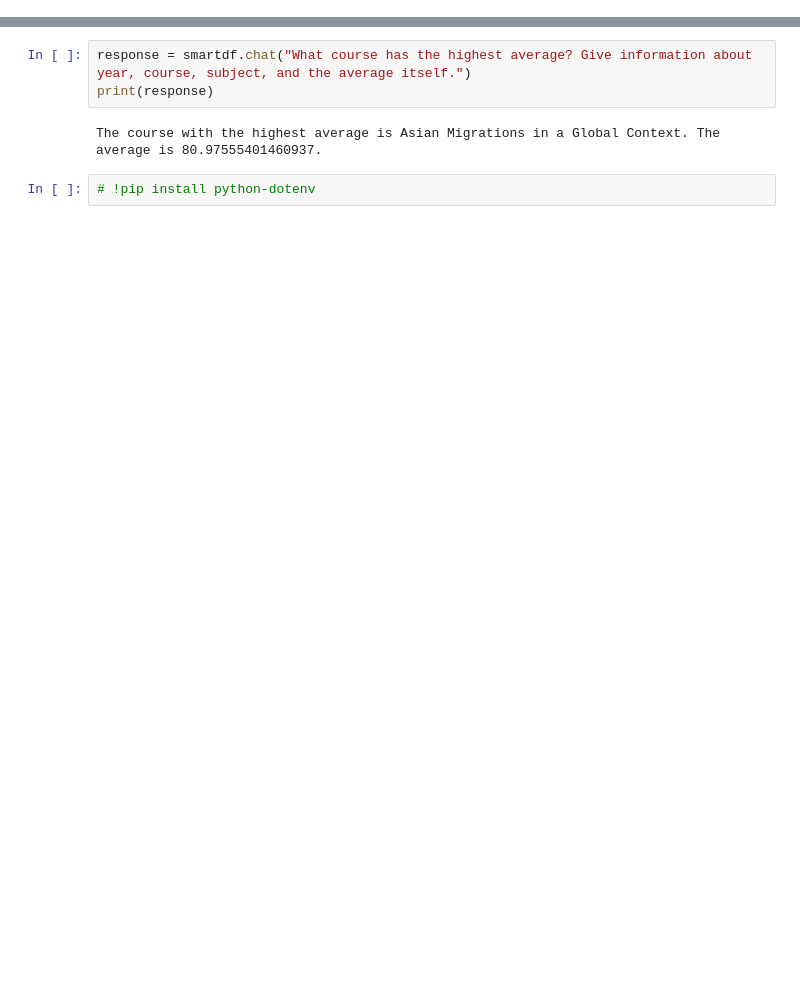
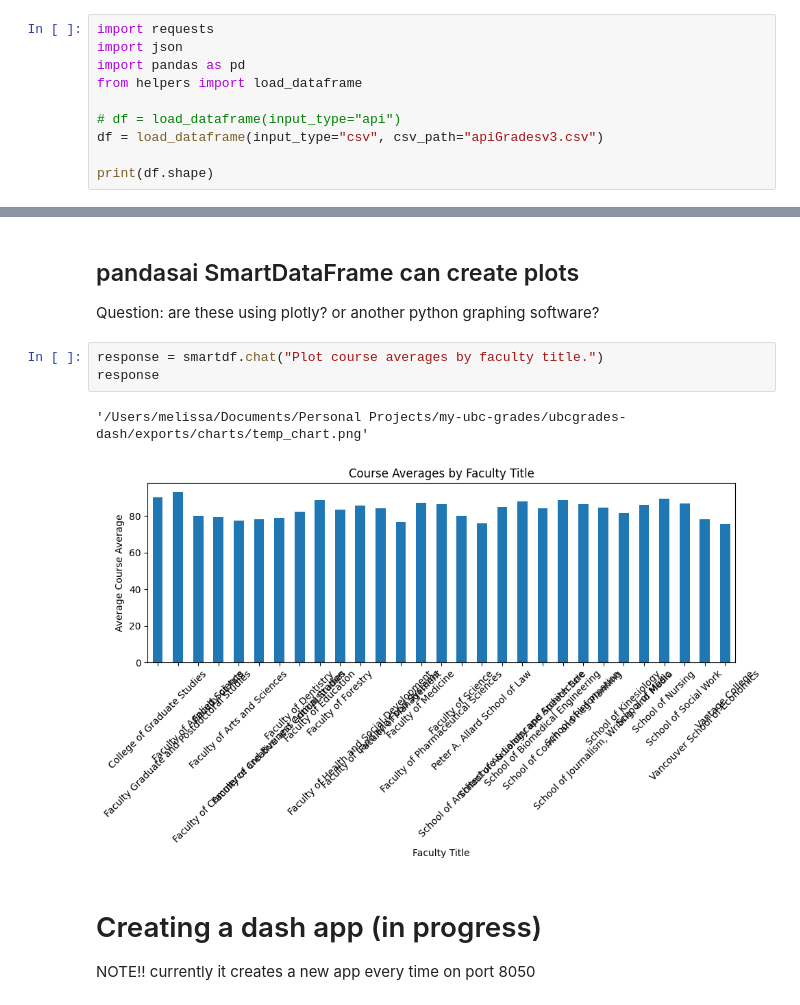
Before and after one commit to melissab1238/ubcgrades-dash, a Jupyter notebook: playground2.ipynb, the cells around one changed output, grey strips where cells are left out. Drawn from its saved outputs; the diff is of its cells as text; blank space fills up the shorter version.

```diff
--- a/playground2.ipynb
+++ b/playground2.ipynb
@@ -118,0 +10,10 @@ df_view
+# %%
+import requests
+import json
+import pandas as pd
+from helpers import load_dataframe
+
+# df = load_dataframe(input_type="api")
+df = load_dataframe(input_type="csv", csv_path="apiGradesv3.csv")
+
+print(df.shape)
@@ -134,8 +107,13 @@ The course with the highest average is Asian Migrations in a Global Context. The
-# %%
-response = smartdf.chat("What course has the highest average? Give information about year, course, subject, and the average itself.")
-print(response)
-# %% [output]
-The course with the highest average is Asian Migrations in a Global Context. The average is 80.97555401460937.
-# %%
-# !pip install python-dotenv
+# %% [markdown]
+## pandasai SmartDataFrame can create plots
+Question: are these using plotly? or another python graphing software?
+# %%
+response = smartdf.chat("Plot course averages by faculty title.")
+response
+# %% [output]
+'/Users/melissa/Documents/Personal Projects/my-ubc-grades/ubcgrades-dash/exports/charts/temp_chart.png'
+[figure, added]
+# %% [markdown]
+# Creating a dash app (in progress)
+NOTE!! currently it creates a new app every time on port 8050
 # %%
```
Also changed, not shown: parts of 21 cells of this notebook, 11 other files.
